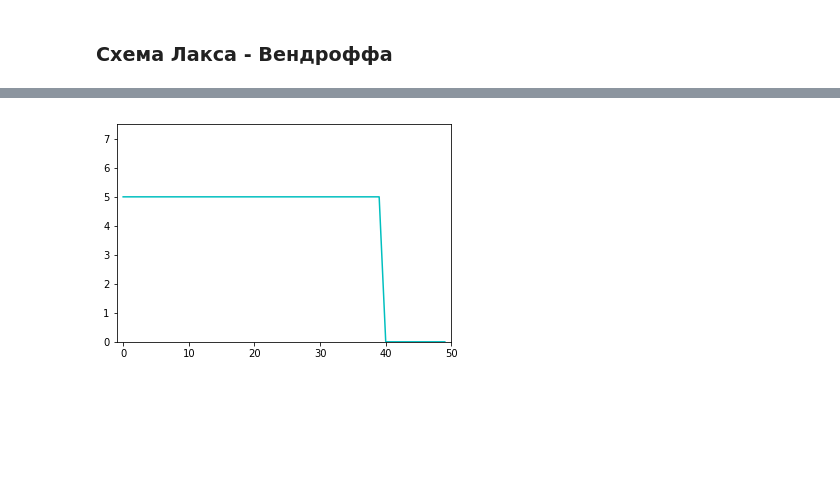
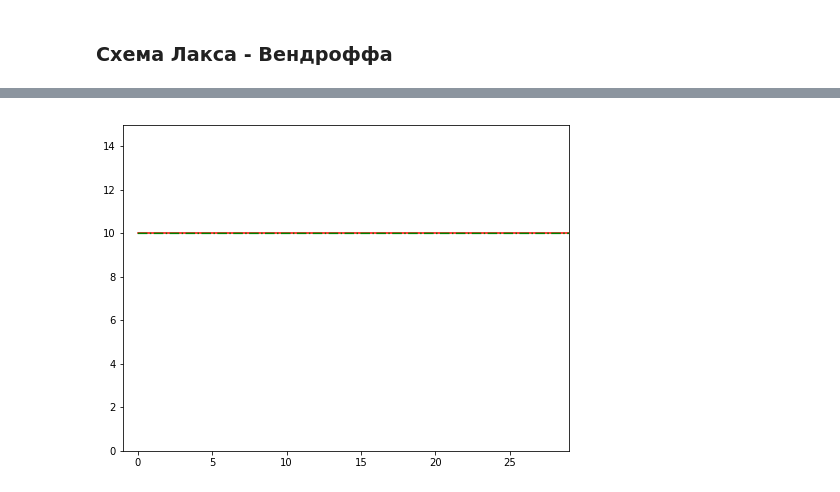
Before and after one commit to dimared/vmetf, a Jupyter notebook: Dmitrij.ipynb, the cells around one changed output, grey strips where cells are left out. Drawn from its saved outputs; the diff is of its cells as text; code cells hidden in the pictures; blank space fills up the shorter version.

```diff
--- a/Dmitrij.ipynb
+++ b/Dmitrij.ipynb
@@ -23,3 +41,13 @@ T = 40
+# %%
+def getPrecise(t):
+    res = np.zeros(N)
+    max_i = int(a*t/dx)+1
+    if max_i > N:
+        max_i = N
+    for i in range(max_i):
+        res[i] = f1
+
+    return res
 # %%
 sigma = a*dt/dx
 print("Число Куранта = ", sigma)
@@ -37,3 +65,7 @@ for n in range(-1, T-1):
         B = f[n][i+1]
         f[n+1][i] = (B+A)/2 - sigma/2 * (B-A)
     f[n+1][N-1] = f[n][N-2]
+
+    if n in (T//4, T//2, 3*T//4):
+        print("Момент времени ", n*dt)
+        errors(f[n], getPrecise(n*dt))
@@ -40,16 +82,19 @@ for n in range(-1, T-1):
 # %%
-fig, ax = plt.subplots()
+fig, ax = plt.subplots(figsize = (8, 6))
 xdata, ydata = range(N), []
 ln, = plt.plot([], [], color = 'r', linestyle = '--')
+ln2, = plt.plot([], [], color = 'g', linestyle = '--')
 
 def init():
-    ax.set_xlim(-1, N)
+    ax.set_xlim(-1, N-1)
     ax.set_ylim(0, f1*1.5)
     return ln,
 
 def update(t):
-    ydata = f[t]
+    ydata2 = f[t]
+    ydata = getPrecise(t*dt)
     ln.set_data(xdata, ydata)
+    ln2.set_data(xdata, ydata2)
     return ln,
 
 anim = FuncAnimation(fig, update, frames=range(T), init_func=init, blit=True)
@@ -74,3 +119,7 @@ for n in range(-1, T-1):
 
         f[n+1][i] = f[n][i] - sigma*(fp-fn)
     f[n+1][N-1] = f[n][N-2]
+
+    if n in (T//4, T//2, 3*T//4):
+        print("Момент времени ", n*dt)
+        errors(f[n], getPrecise(n*dt))
@@ -77,20 +136,23 @@ for n in range(-1, T-1):
 # %%
-fig, ax = plt.subplots()
+fig, ax = plt.subplots(figsize = (8, 6))
 xdata, ydata = range(N), []
-ln, = plt.plot([], [], color = 'c', linestyle = '-')
+ln, = plt.plot([], [], color = 'r', linestyle = '-')
+ln2, = plt.plot([], [], color = 'g', linestyle = '-.')
 
 def init():
-    ax.set_xlim(-1, N)
+    ax.set_xlim(-1, N-1)
     ax.set_ylim(0, f1*1.5)
     return ln,
 
 def update(t):
-    ydata = f[t]
+    ydata2 = f[t]
+    ydata = getPrecise(t*dt)
     ln.set_data(xdata, ydata)
+    ln2.set_data(xdata, ydata2)
     return ln,
 
 anim = FuncAnimation(fig, update, frames=range(T), init_func=init, blit=True)
 HTML(anim.to_html5_video())
 # %% [output]
 [interactive output not drawn]
-[figure, old version]
+[figure, new version]
```
Also changed, not shown: parts of 7 cells of this notebook.
